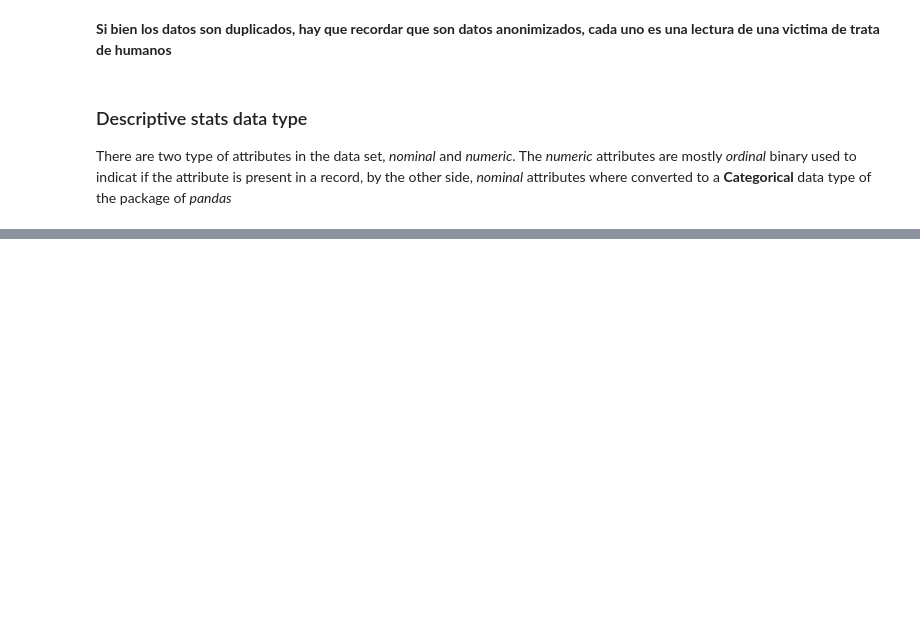
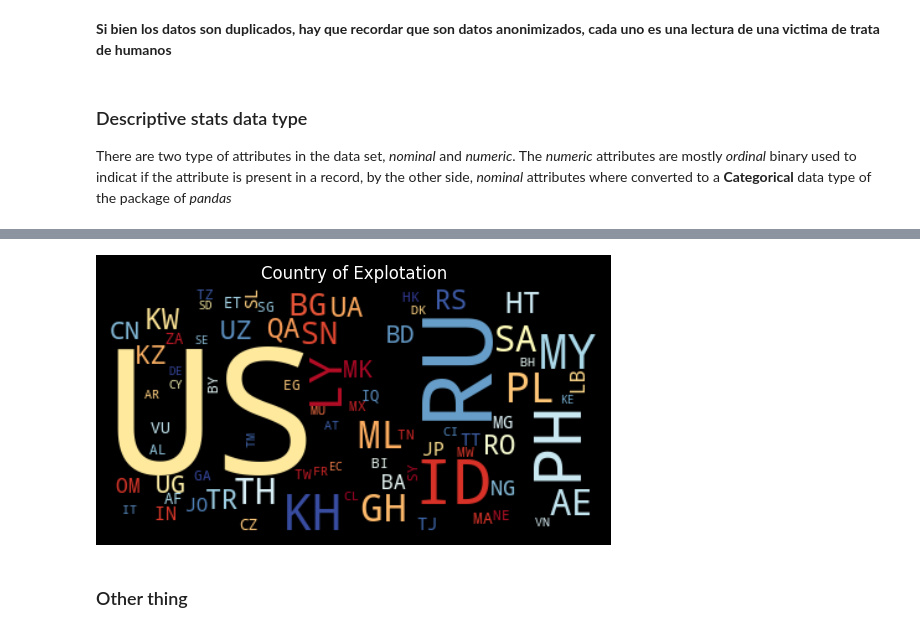
Before and after one commit to JPena-code/minig-course, a Jupyter notebook: EDA.ipynb, the cells around one changed output, grey strips where cells are left out. Saved outputs shown, nothing was run; the diff lists cells and outputs as text; code cells hidden in the pictures; blank space fills up the shorter version.

```diff
--- a/EDA.ipynb
+++ b/EDA.ipynb
@@ -147,0 +266,13 @@ Index(['yearOfRegistration', 'Datasource', 'gender', 'ageBroad',
+# %%
+# Word cloud of the country where the individual were exploited
+country_exploit = raw_data['CountryOfExploitation'].dropna().value_counts()
+
+word_image = word_cloud.generate_from_frequencies(country_exploit)
+plt.imshow(word_cloud, interpolation='bilinear')
+plt.title('Country of Explotation')
+plt.axis('off')
+plt.show()
+# %% [output]
+[figure, added]
+# %% [markdown]
+### Other thing
```
Also changed, not shown: parts of 25 cells of this notebook, 1 other file.
